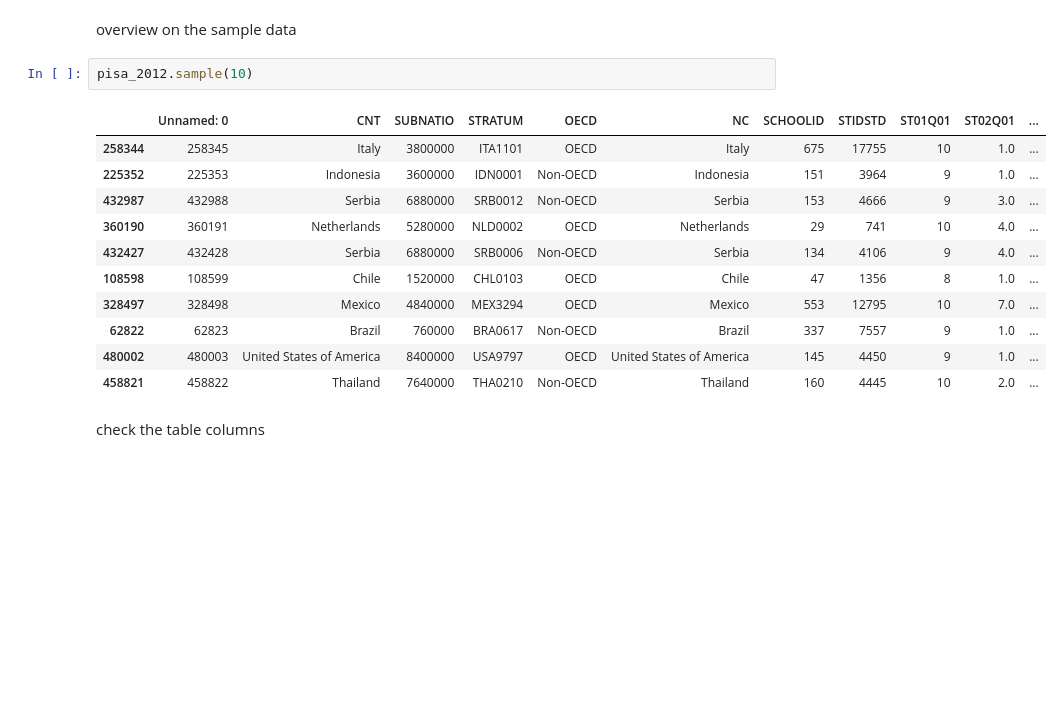
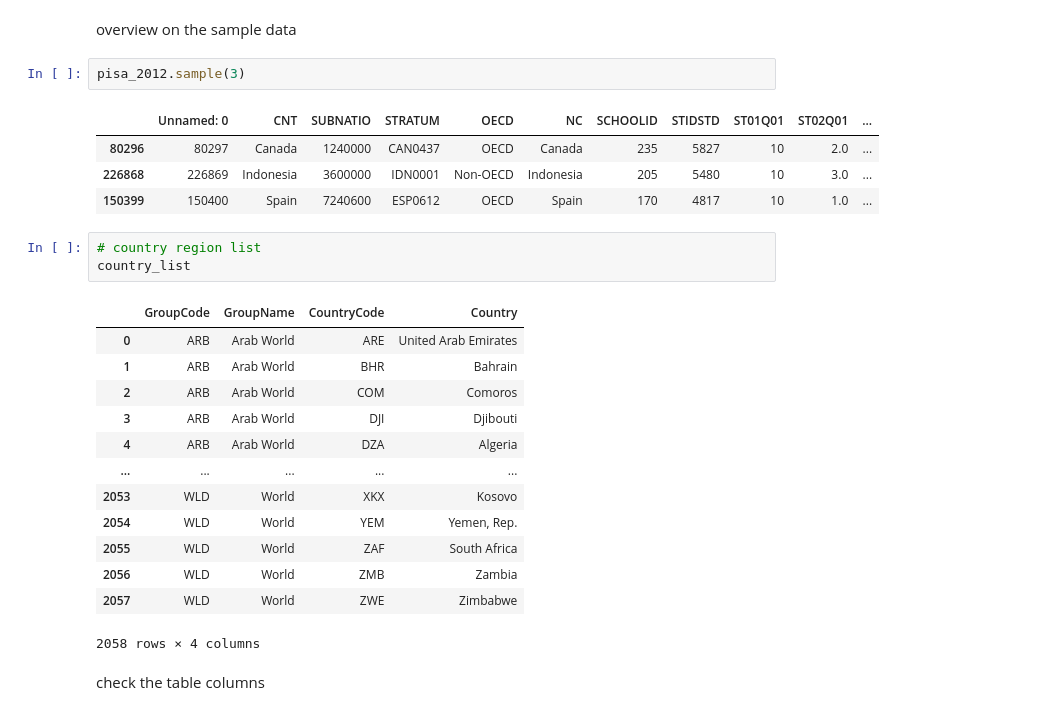
Before and after one commit to Dardeery/PISA-assessment-data-analysis, a Jupyter notebook: Data Analysis findings.ipynb, the cells around one changed output. Drawn from its saved outputs; the diff is of its cells as text; blank space fills up the shorter version.

```diff
--- a/Data Analysis findings.ipynb
+++ b/Data Analysis findings.ipynb
@@ -51,19 +59,29 @@ pisa_2012_dict = pd.read_csv(r"C:\Users\nahla\Downloads\Nanodegree Deadline\pisa
 # %% [markdown]
 overview on the sample data
 # %%
-pisa_2012.sample(10)
+pisa_2012.sample(3)
 # %% [output]
 |  | Unnamed: 0 | CNT | SUBNATIO | STRATUM | OECD | NC | SCHOOLID | STIDSTD | ST01Q01 | ST02Q01 | ... |
-| 258344 | 258345 | Italy | 3800000 | ITA1101 | OECD | Italy | 675 | 17755 | 10 | 1.0 | ... |
-| 225352 | 225353 | Indonesia | 3600000 | IDN0001 | Non-OECD | Indonesia | 151 | 3964 | 9 | 1.0 | ... |
-| 432987 | 432988 | Serbia | 6880000 | SRB0012 | Non-OECD | Serbia | 153 | 4666 | 9 | 3.0 | ... |
-| 360190 | 360191 | Netherlands | 5280000 | NLD0002 | OECD | Netherlands | 29 | 741 | 10 | 4.0 | ... |
-| 432427 | 432428 | Serbia | 6880000 | SRB0006 | Non-OECD | Serbia | 134 | 4106 | 9 | 4.0 | ... |
-| 108598 | 108599 | Chile | 1520000 | CHL0103 | OECD | Chile | 47 | 1356 | 8 | 1.0 | ... |
-| 328497 | 328498 | Mexico | 4840000 | MEX3294 | OECD | Mexico | 553 | 12795 | 10 | 7.0 | ... |
-| 62822 | 62823 | Brazil | 760000 | BRA0617 | Non-OECD | Brazil | 337 | 7557 | 9 | 1.0 | ... |
-| 480002 | 480003 | United States of America | 8400000 | USA9797 | OECD | United States of America | 145 | 4450 | 9 | 1.0 | ... |
-| 458821 | 458822 | Thailand | 7640000 | THA0210 | Non-OECD | Thailand | 160 | 4445 | 10 | 2.0 | ... |
+| 80296 | 80297 | Canada | 1240000 | CAN0437 | OECD | Canada | 235 | 5827 | 10 | 2.0 | ... |
+| 226868 | 226869 | Indonesia | 3600000 | IDN0001 | Non-OECD | Indonesia | 205 | 5480 | 10 | 3.0 | ... |
+| 150399 | 150400 | Spain | 7240600 | ESP0612 | OECD | Spain | 170 | 4817 | 10 | 1.0 | ... |
+# %%
+# country region list
+country_list
+# %% [output]
+|  | GroupCode | GroupName | CountryCode | Country |
+| 0 | ARB | Arab World | ARE | United Arab Emirates |
+| 1 | ARB | Arab World | BHR | Bahrain |
+| 2 | ARB | Arab World | COM | Comoros |
+| 3 | ARB | Arab World | DJI | Djibouti |
+| 4 | ARB | Arab World | DZA | Algeria |
+| ... | ... | ... | ... | ... |
+| 2053 | WLD | World | XKX | Kosovo |
+| 2054 | WLD | World | YEM | Yemen, Rep. |
+| 2055 | WLD | World | ZAF | South Africa |
+| 2056 | WLD | World | ZMB | Zambia |
+| 2057 | WLD | World | ZWE | Zimbabwe |
+2058 rows × 4 columns
 # %% [markdown]
 check the table columns
 # %%
```
Also changed, not shown: parts of 19 cells of this notebook.
